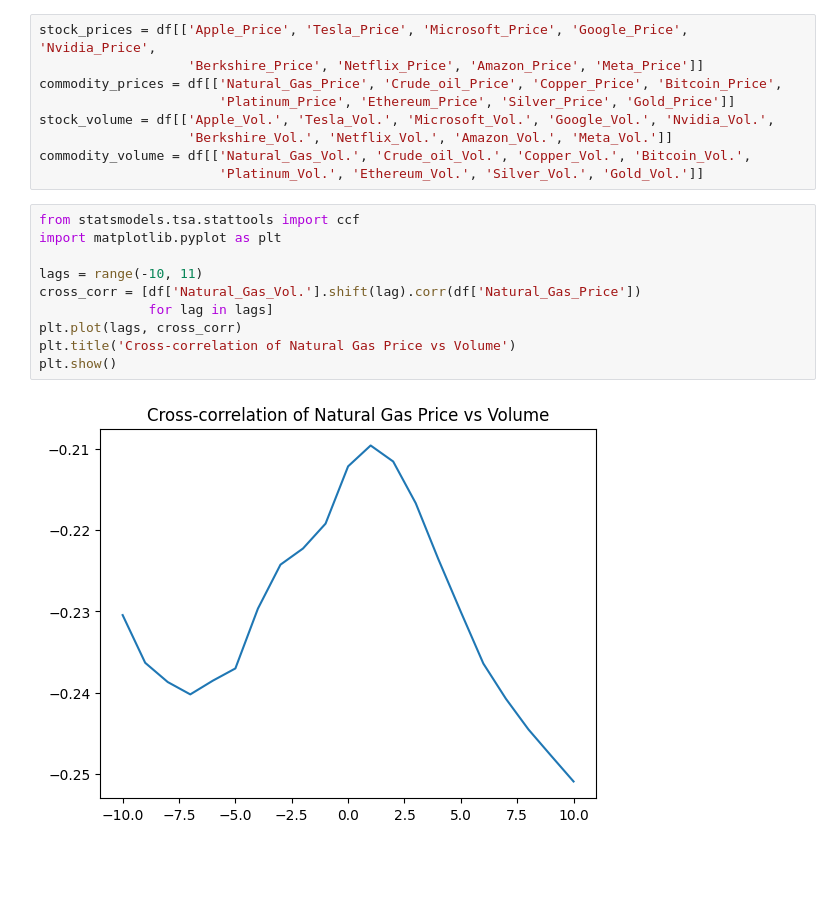
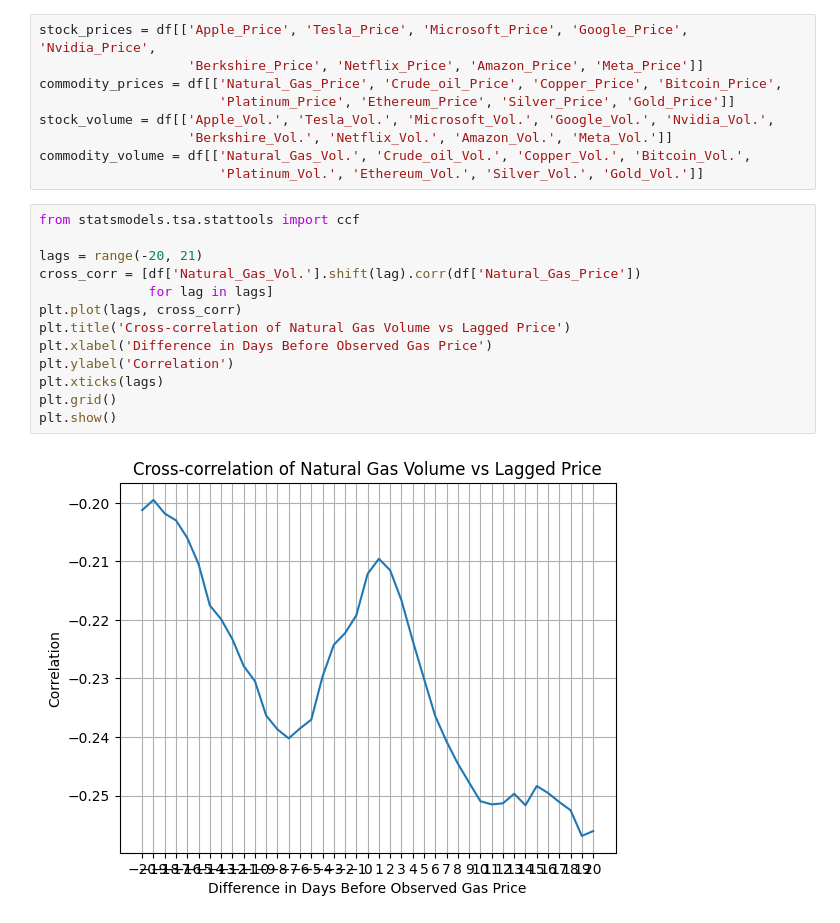
Before and after one commit to alexrpugh/US-Market-Research, a Jupyter notebook: US-Economy-Code.ipynb, the cells around one changed output. Saved outputs shown, nothing was run; the diff lists cells and outputs as text; blank space fills up the shorter version.

```diff
--- a/US-Economy-Code.ipynb
+++ b/US-Economy-Code.ipynb
@@ -146,13 +204,16 @@ commodity_volume = df[['Natural_Gas_Vol.', 'Crude_oil_Vol.', 'Copper_Vol.', 'Bit
                        'Platinum_Vol.', 'Ethereum_Vol.', 'Silver_Vol.', 'Gold_Vol.']]
 # %%
 from statsmodels.tsa.stattools import ccf
-import matplotlib.pyplot as plt
 
-lags = range(-10, 11)
+lags = range(-20, 21)
 cross_corr = [df['Natural_Gas_Vol.'].shift(lag).corr(df['Natural_Gas_Price'])
               for lag in lags]
 plt.plot(lags, cross_corr)
-plt.title('Cross-correlation of Natural Gas Price vs Volume')
+plt.title('Cross-correlation of Natural Gas Volume vs Lagged Price')
+plt.xlabel('Difference in Days Before Observed Gas Price')
+plt.ylabel('Correlation')
+plt.xticks(lags)
+plt.grid()
 plt.show()
 # %% [output]
-[figure, old version]
+[figure, new version]
```
Also changed, not shown: parts of 10 cells of this notebook.
